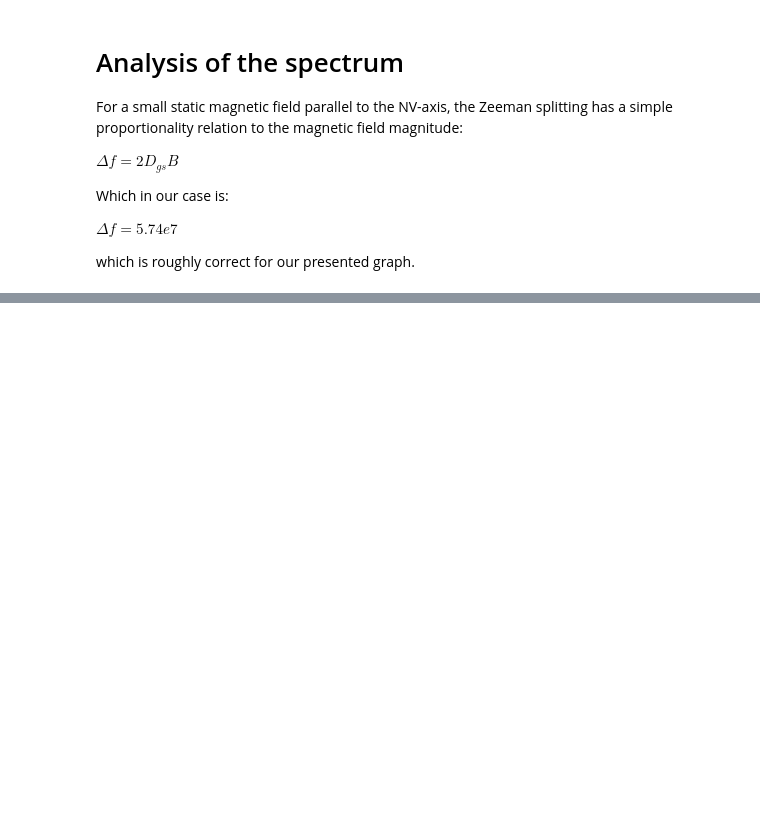
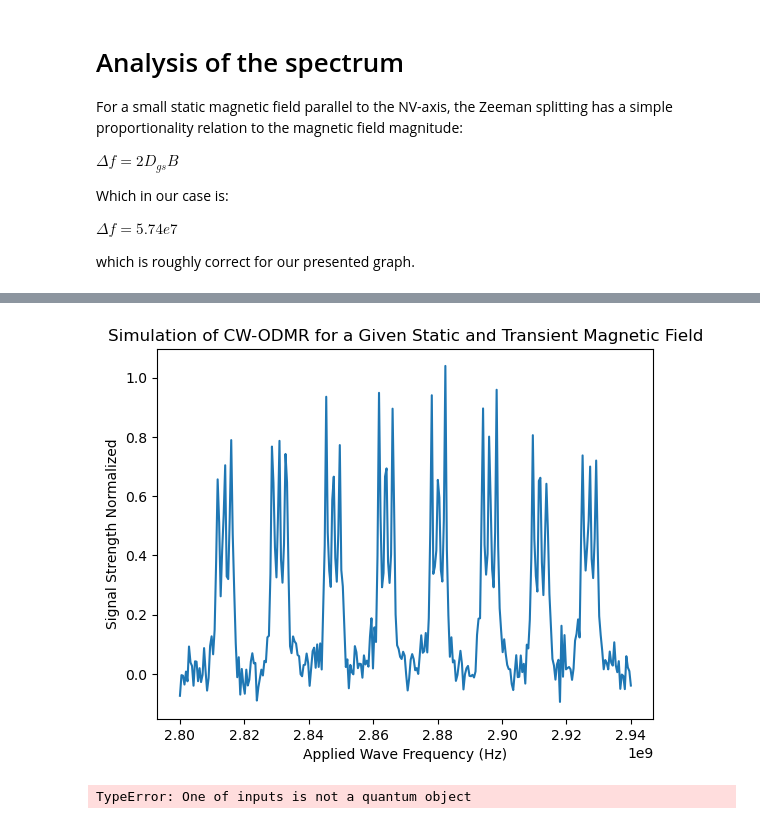
Before and after one commit to qt3uw/qt3qutipsandbox, a Jupyter notebook: notebooks/Power_Broadened_Examples.ipynb, the cells around one changed output, grey strips where cells are left out. Cells and saved outputs as stored; diff of their text form; code cells hidden in the pictures; blank space fills up the shorter version.

Commit message:
Added commands for curve fitting and magnetic field calculation

```diff
--- a/notebooks/Power_Broadened_Examples.ipynb
+++ b/notebooks/Power_Broadened_Examples.ipynb
@@ -121,0 +128,21 @@ which is roughly correct for our presented graph.
+# %%
+# Example from earlier with decreased resolution and added noise
+frequencies = np.linspace(2.8E9, 2.94E9, num=300) # Decreased resolution
+spectrum = get_power_broadened_spectrum_nv_axis_average(frequencies, transition_bvec, static_bvec, initial_state)
+spectrum = spectrum/max(spectrum)
+noise = np.random.normal(0,0.05,300) # Added noise
+
+spectrum = spectrum + noise
+# %%
+# Plot
+fig = plt.plot(frequencies, spectrum)
+plt.xlabel("Applied Wave Frequency (Hz)")
+plt.ylabel("Signal Strength Normalized")
+plt.title("Simulation of CW-ODMR for a Given Static and Transient Magnetic Field")
+plt.show()
+# %% [output]
+[figure, added]
+# %%
+fitted = curve_fit(get_power_broadened_spectrum_nv_axis_average, frequencies, spectrum)
+# %% [output]
+TypeError: One of inputs is not a quantum object
```
Also changed, not shown: parts of 2 cells of this notebook, 2 other files.
